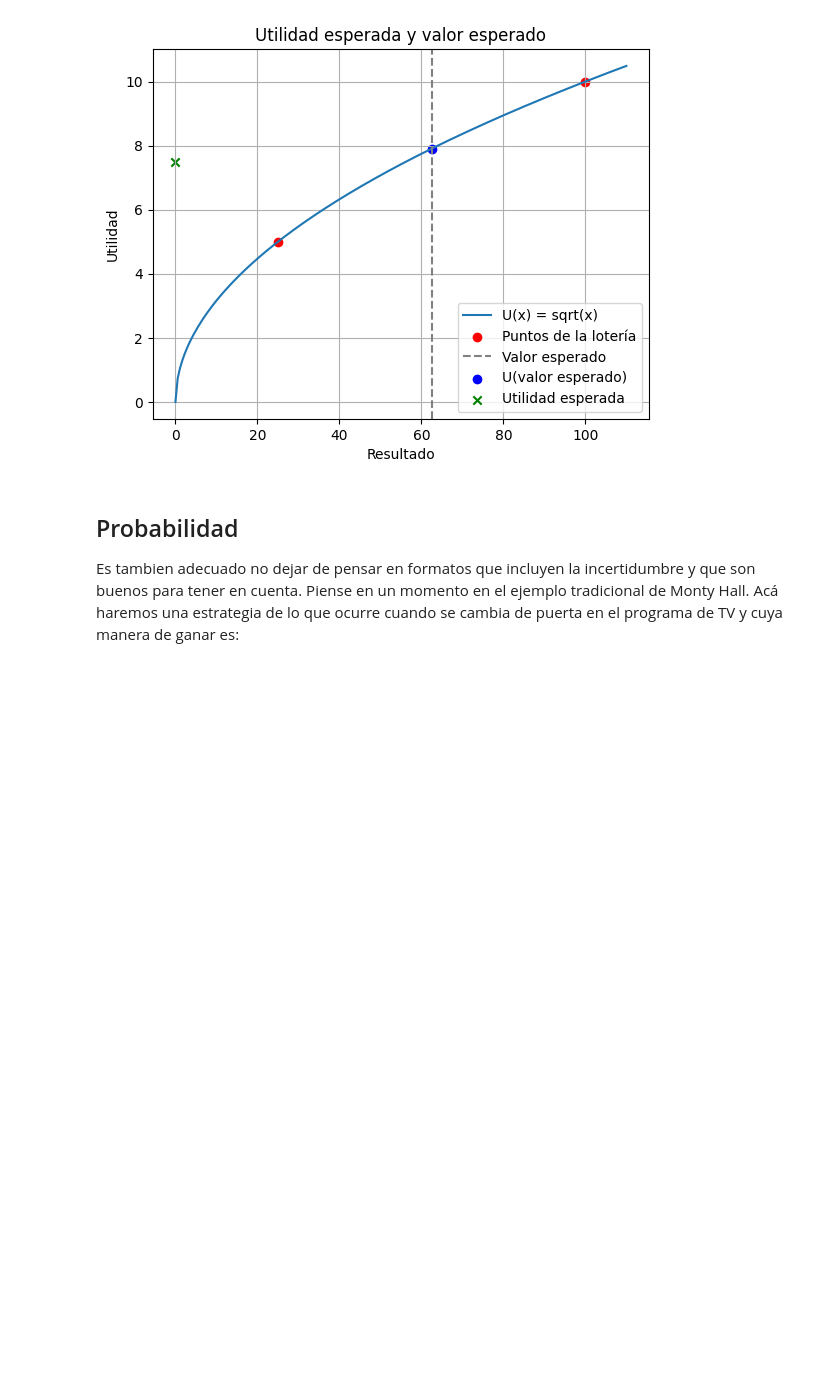
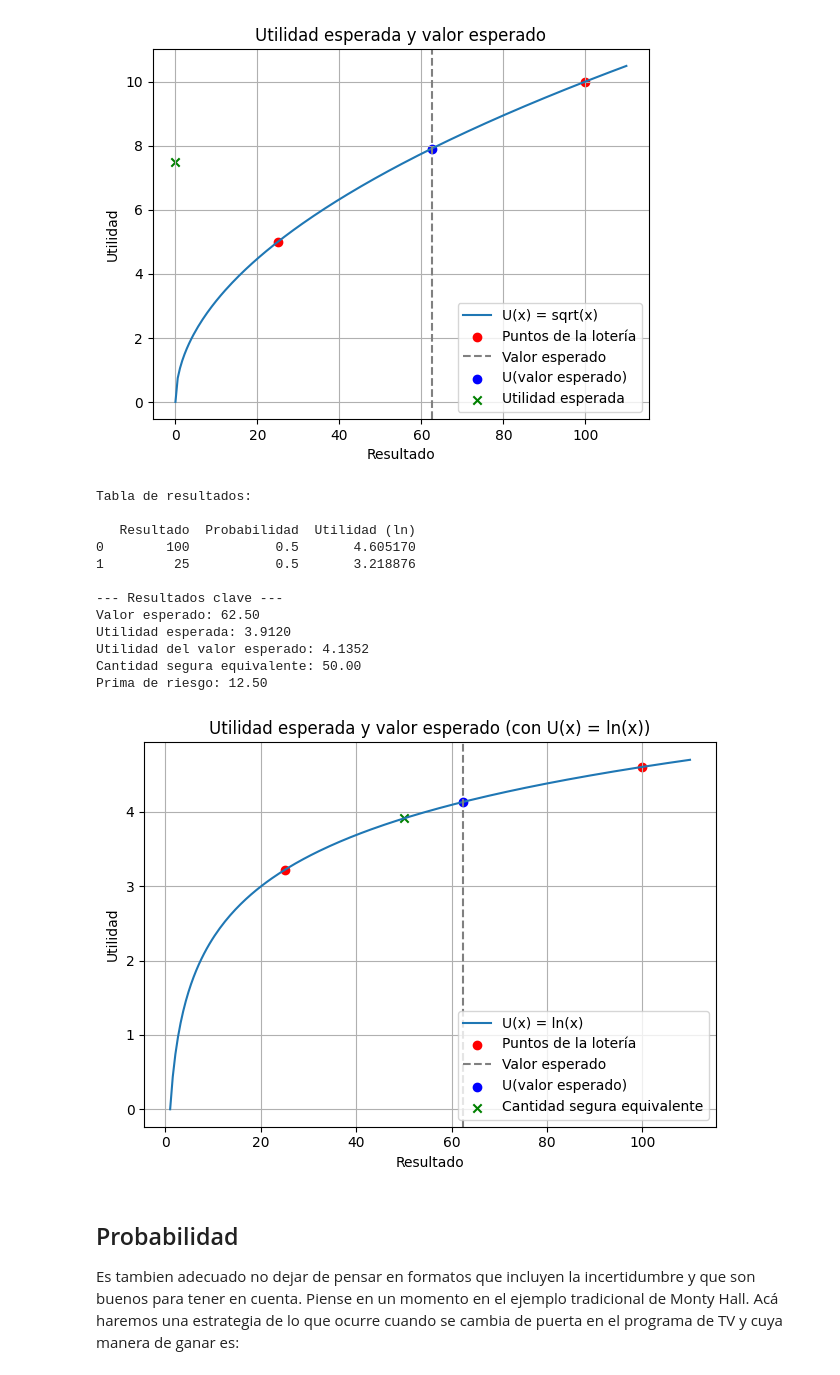
Before and after one commit to keynes37/Ecomat, a Jupyter notebook: Opera6.ipynb, the cells around one changed output. Cells and saved outputs as stored; diff of their text form; code cells hidden in the pictures; blank space fills up the shorter version.

```diff
--- a/Opera6.ipynb
+++ b/Opera6.ipynb
@@ -239,6 +239,78 @@ Utilidad esperada: 7.5000
 Utilidad del valor esperado: 7.9057
 Prima de riesgo: 0.0000
 [figure]
+# %%
+import numpy as np
+import pandas as pd
+import matplotlib.pyplot as plt
+
+# --- Función de utilidad (logarítmica: agente averso al riesgo) ---
+def utilidad(x):
+    return np.log(x)  # U(x) = ln(x)
+
+# --- Datos de la lotería ---
+# Dos resultados posibles: ganar 100 o ganar 25, cada uno con 50%
+resultados = np.array([100, 25])
+probabilidades = np.array([0.5, 0.5])
+
+# --- Cálculos principales ---
+valor_esperado = np.dot(resultados, probabilidades)  # E[X]
+
+utilidades = utilidad(resultados)
+utilidad_esperada = np.dot(utilidades, probabilidades)  # E[U(X)]
+
+utilidad_valor_esperado = utilidad(valor_esperado)  # U(E[X])
+
+# Prima de riesgo: diferencia entre valor esperado y la cantidad segura equivalente
+cantidad_segura_equivalente = np.exp(utilidad_esperada)
+prima_riesgo = valor_esperado - cantidad_segura_equivalente
+
+# --- Mostrar resultados en tabla ---
+df = pd.DataFrame({
+    "Resultado": resultados,
+    "Probabilidad": probabilidades,
+    "Utilidad (ln)": utilidades
+})
+
+print("Tabla de resultados:\n")
+print(df)
+
+print("\n--- Resultados clave ---")
+print(f"Valor esperado: {valor_esperado:.2f}")
+print(f"Utilidad esperada: {utilidad_esperada:.4f}")
+print(f"Utilidad del valor esperado: {utilidad_valor_esperado:.4f}")
+print(f"Cantidad segura equivalente: {cantidad_segura_equivalente:.2f}")
+print(f"Prima de riesgo: {prima_riesgo:.2f}")
+
+# --- Gráfico para ilustrar ---
+x_vals = np.linspace(1, 110, 200)
+plt.plot(x_vals, utilidad(x_vals), label="U(x) = ln(x)")
+plt.scatter(resultados, utilidades, color='red', label="Puntos de la lotería")
+plt.axvline(valor_esperado, color='gray', linestyle='--', label="Valor esperado")
+plt.scatter([valor_esperado], [utilidad_valor_esperado], color='blue', label="U(valor esperado)")
+plt.scatter([cantidad_segura_equivalente], [utilidad_esperada], color='green', label="Cantidad segura equivalente", marker='x')
+
+plt.title("Utilidad esperada y valor esperado (con U(x) = ln(x))")
+plt.xlabel("Resultado")
+plt.ylabel("Utilidad")
+plt.legend()
+plt.grid(True)
+plt.tight_layout()
+plt.show()
+# %% [output]
+Tabla de resultados:
+
+   Resultado  Probabilidad  Utilidad (ln)
+0        100           0.5       4.605170
+1         25           0.5       3.218876
+
+--- Resultados clave ---
+Valor esperado: 62.50
+Utilidad esperada: 3.9120
+Utilidad del valor esperado: 4.1352
+Cantidad segura equivalente: 50.00
+Prima de riesgo: 12.50
+[figure, added]
 # %% [markdown]
 ## Probabilidad
 
```
